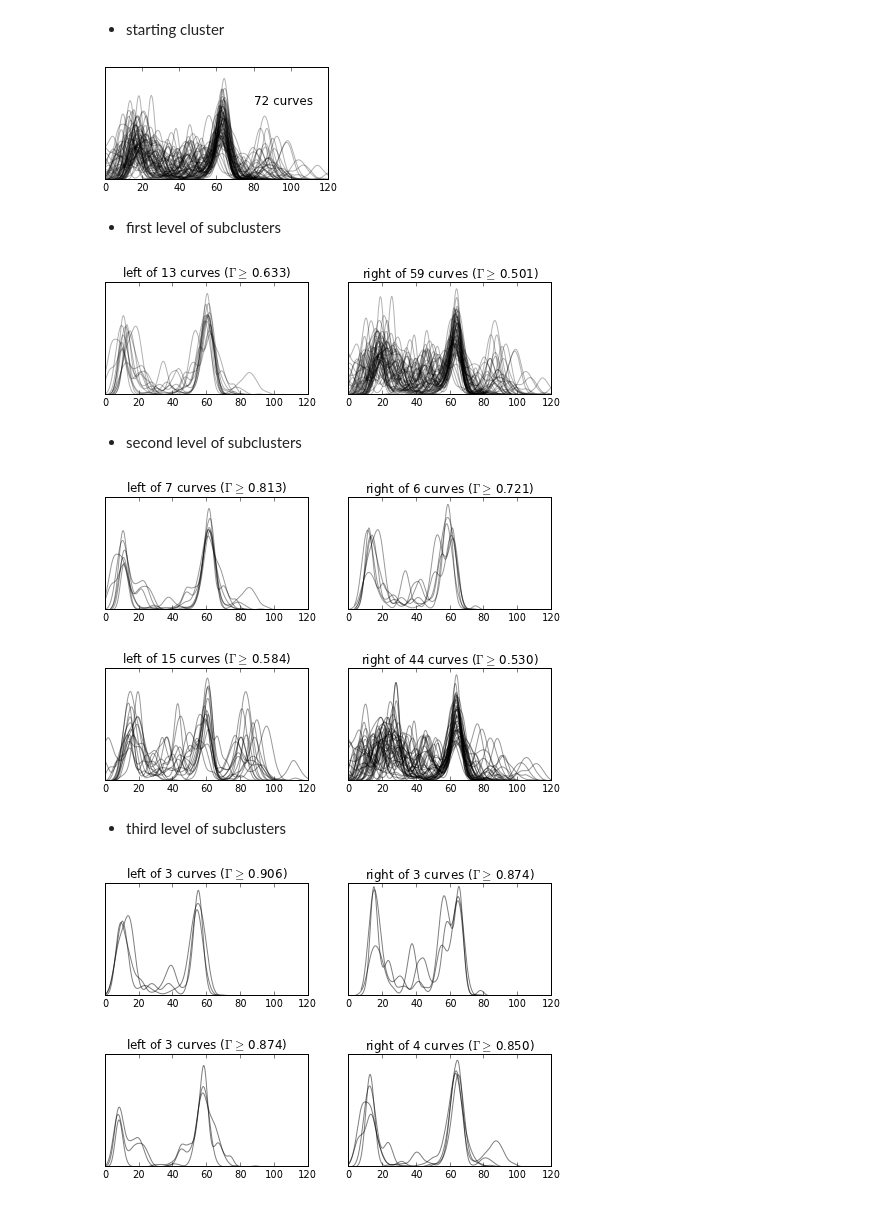
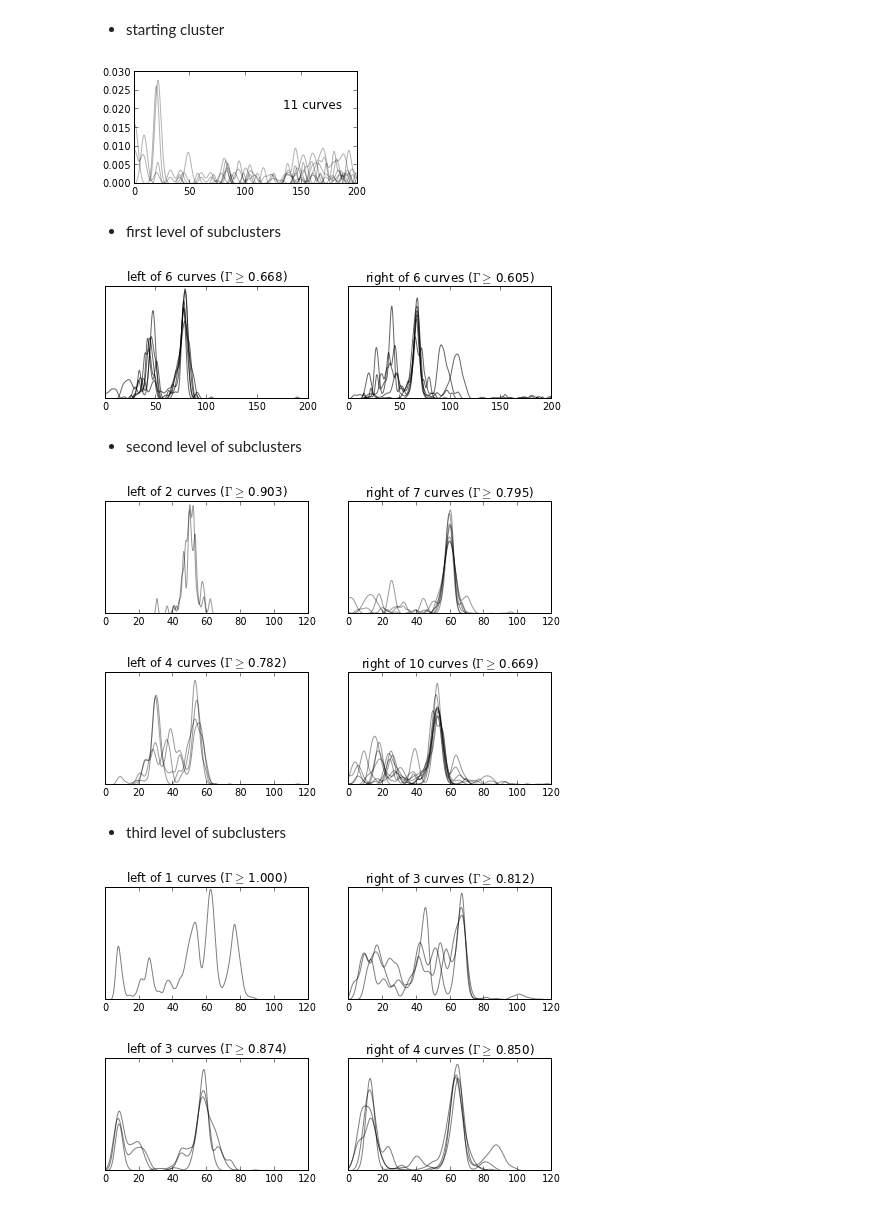
Before and after one commit to hilaryjoyce/smfs-data-analysis, a Jupyter notebook: all_ala_curved_clustering.ipynb, the cells around one changed output. Drawn from its saved outputs; the diff is of its cells as text; code cells hidden in the pictures.

Commit message:
Working flat and curved iPython notebooks

```diff
--- a/all_ala_curved_clustering.ipynb
+++ b/all_ala_curved_clustering.ipynb
@@ -11,7 +11,7 @@ from time import clock
 ## CoAnalysis object for flat aLa data at max_shift = 30
 # %%
 # Transform analysis parameter folder
-parameter_folder = "../Data/aLa_flat_all/Transform_analysis/Parameters_p0.4_minTss5_minForce45/"
+parameter_folder = "../Data/aLa_curved_all/Transform_analysis/Parameters_p0.4_minTss5_minForce45/"
 # %%
 # Maximum shift
 max_shift = 30
@@ -65,6 +65,7 @@ Cluster Size
 # %% [markdown]
 Generate largest flat clusters automatically
 # %%
-large_clusters, large_sizes = F.largest_clusters(50)
+large_clusters, large_sizes = F.largest_clusters(10)
+print len(large_sizes)
 print sum(large_sizes)
 # %% [output]
@@ -99,40 +101,41 @@ for flat in fclust:
 # %% [markdown]
 - starting cluster
 # %%
-i = 11
-max_x = 120
+cnum = 23
+i = cnum -1
+max_x = 200
 sub = c.SubCluster(F, fclust[i])
 #Plot the whole cluster again
 figsize(4,2)
 fclust[i].plot_cluster(alpha=0.3, max_x = max_x);
 # %% [output]
-[figure, old version]
+[figure, new version]
 # %% [markdown]
 - first level of subclusters
 # %%
 figsize(8,2)
-sub.plot_both_subclusters(max_x = max_x, alpha=0.3);
+sub.plot_both_subclusters(max_x = max_x, alpha=0.6);
 # %% [output]
-[figure, old version]
+[figure, new version]
 # %% [markdown]
 - second level of subclusters
 # %%
 sub_L = c.SubCluster(F, curve_list=sub.left_list)
 sub_L.plot_both_subclusters(max_x = max_x, alpha=0.4);
 # %% [output]
-[figure, old version]
+[figure, new version]
 # %%
 sub_R = c.SubCluster(F, curve_list=sub.right_list)
 sub_R.plot_both_subclusters(max_x = max_x, alpha=0.4);
 # %% [output]
-[figure, old version]
+[figure, new version]
 # %% [markdown]
 - third level of subclusters
 # %%
 sub_LR = c.SubCluster(F, curve_list=sub_L.right_list)
 sub_LR.plot_both_subclusters(max_x = max_x, alpha=0.5)
 # %% [output]
-[figure, old version]
+[figure, new version]
 # %%
 sub_LL= c.SubCluster(F, curve_list=sub_L.left_list)
 sub_LL.plot_both_subclusters(max_x = max_x, alpha=0.5)
```
Also changed, not shown: parts of 8 cells of this notebook, 2 other files.
